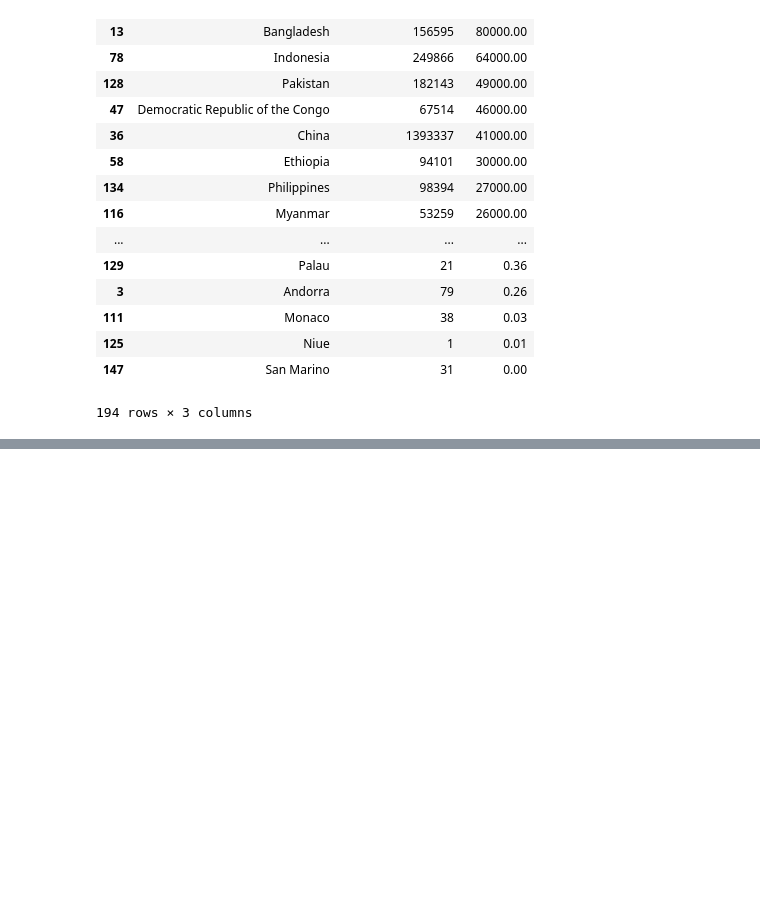
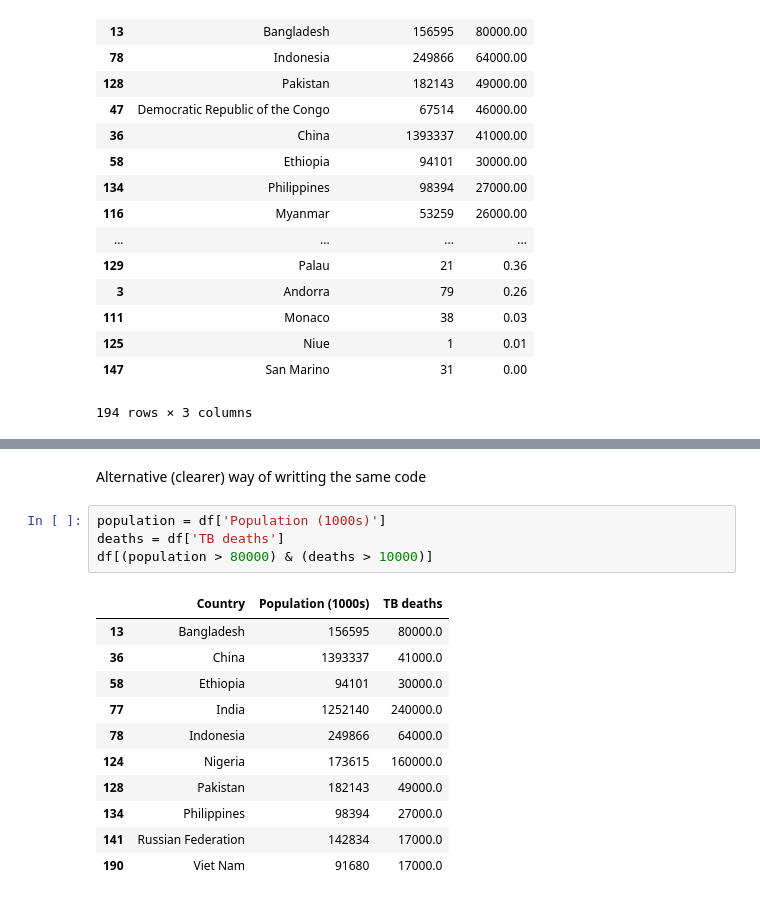
Before and after one commit to geokai/Learn_To_Code_For_Data_Science, a Jupyter notebook: Course_Notebooks/week_1_final_bits.ipynb, the cells around one changed output, grey strips where cells are left out. Saved outputs shown, nothing was run; the diff lists cells and outputs as text; blank space fills up the shorter version.

```diff
--- a/Course_Notebooks/week_1_final_bits.ipynb
+++ b/Course_Notebooks/week_1_final_bits.ipynb
@@ -70,0 +153,18 @@ df.sort('TB deaths', ascending=False)
+# %% [markdown]
+Alternative (clearer) way of writting the same code
+# %%
+population = df['Population (1000s)']
+deaths = df['TB deaths']
+df[(population > 80000) & (deaths > 10000)]
+# %% [output]
+|  | Country | Population (1000s) | TB deaths |
+| 13 | Bangladesh | 156595 | 80000.0 |
+| 36 | China | 1393337 | 41000.0 |
+| 58 | Ethiopia | 94101 | 30000.0 |
+| 77 | India | 1252140 | 240000.0 |
+| 78 | Indonesia | 249866 | 64000.0 |
+| 124 | Nigeria | 173615 | 160000.0 |
+| 128 | Pakistan | 182143 | 49000.0 |
+| 134 | Philippines | 98394 | 27000.0 |
+| 141 | Russian Federation | 142834 | 17000.0 |
+| 190 | Viet Nam | 91680 | 17000.0 |
```
Also changed, not shown: parts of 8 cells of this notebook, 1 other file.
